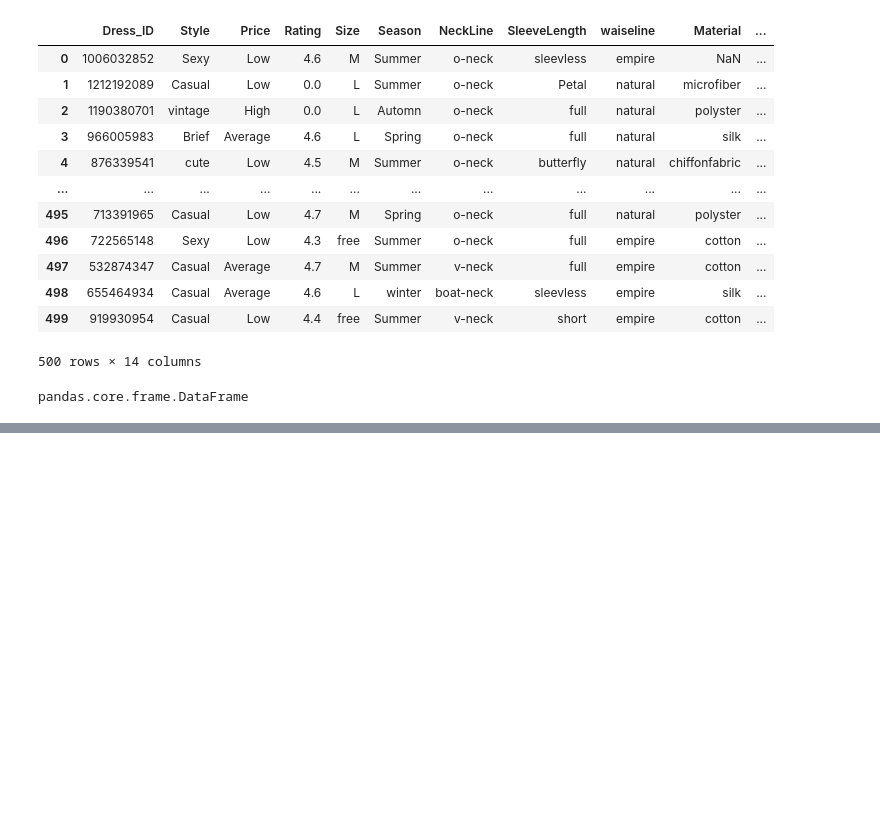
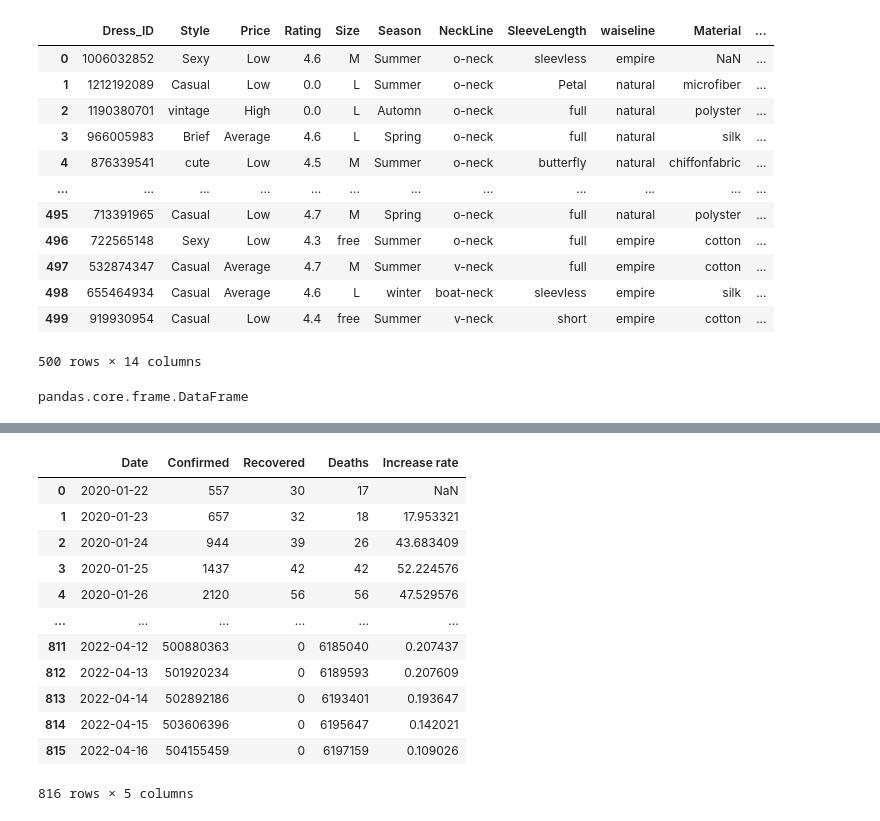
Before and after one commit to pranshuchaurasia/data-science-bootcamp, a Jupyter notebook: python-advanced/pandas basics.ipynb, the cells around one changed output, grey strips where cells are left out. Cells and saved outputs as stored; diff of their text form; code cells hidden in the pictures; blank space fills up the shorter version.

```diff
--- a/python-advanced/pandas basics.ipynb
+++ b/python-advanced/pandas basics.ipynb
@@ -59,0 +109,16 @@ pandas.core.frame.DataFrame
+# %%
+pd.read_csv('https://raw.githubusercontent.com/datasets/covid-19/main/data/worldwide-aggregate.csv')
+# %% [output]
+|  | Date | Confirmed | Recovered | Deaths | Increase rate |
+| 0 | 2020-01-22 | 557 | 30 | 17 | NaN |
+| 1 | 2020-01-23 | 657 | 32 | 18 | 17.953321 |
+| 2 | 2020-01-24 | 944 | 39 | 26 | 43.683409 |
+| 3 | 2020-01-25 | 1437 | 42 | 42 | 52.224576 |
+| 4 | 2020-01-26 | 2120 | 56 | 56 | 47.529576 |
+| ... | ... | ... | ... | ... | ... |
+| 811 | 2022-04-12 | 500880363 | 0 | 6185040 | 0.207437 |
+| 812 | 2022-04-13 | 501920234 | 0 | 6189593 | 0.207609 |
+| 813 | 2022-04-14 | 502892186 | 0 | 6193401 | 0.193647 |
+| 814 | 2022-04-15 | 503606396 | 0 | 6195647 | 0.142021 |
+| 815 | 2022-04-16 | 504155459 | 0 | 6197159 | 0.109026 |
+816 rows × 5 columns
```
Also changed, not shown: parts of 5 cells of this notebook.
